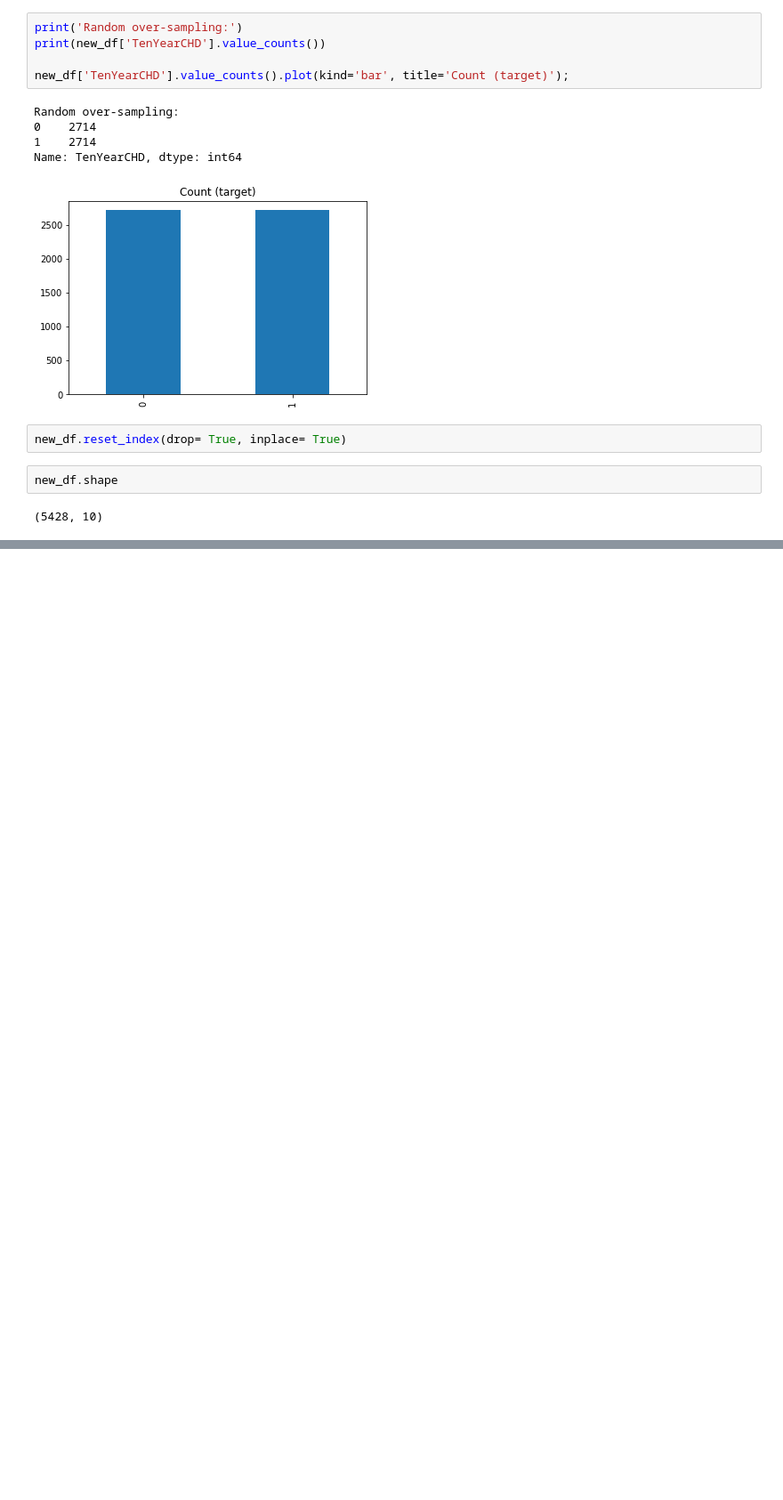
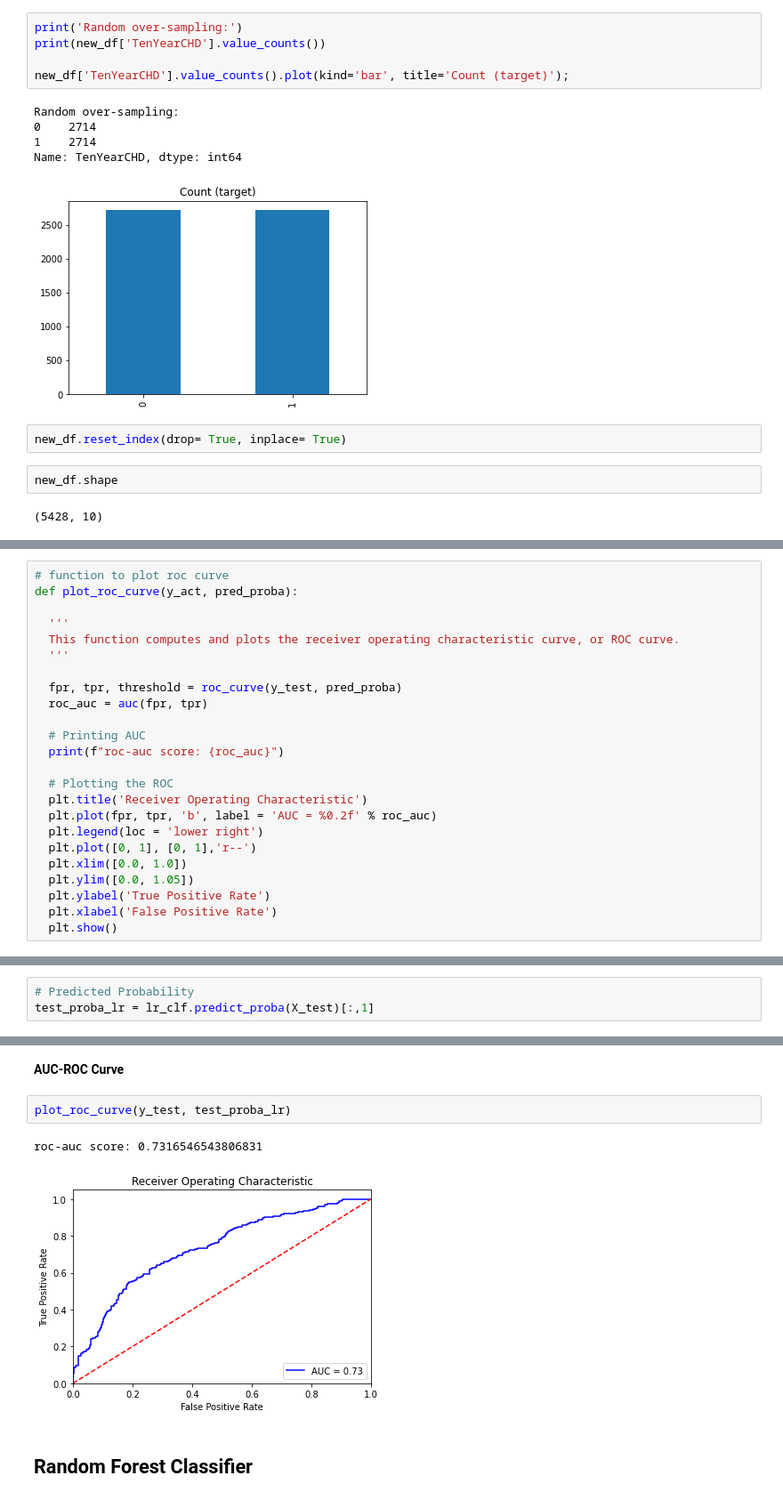
Before and after one commit to harishgawade1999/Cardiovascular-Risk-Prediction-, a Jupyter notebook: Harish_Cardiovascular_Risk_Prediction_Capstone_Project.ipynb, the cells around one changed output, grey strips where cells are left out. Shown at 89% size. Drawn from its saved outputs; the diff is of its cells as text; blank space fills up the shorter version.

```diff
--- a/Harish_Cardiovascular_Risk_Prediction_Capstone_Project.ipynb
+++ b/Harish_Cardiovascular_Risk_Prediction_Capstone_Project.ipynb
@@ -509,0 +560,24 @@ new_df.shape
+# %%
+# function to plot roc curve
+def plot_roc_curve(y_act, pred_proba):
+
+  '''
+  This function computes and plots the receiver operating characteristic curve, or ROC curve.
+  '''
+
+  fpr, tpr, threshold = roc_curve(y_test, pred_proba)
+  roc_auc = auc(fpr, tpr)
+
+  # Printing AUC
+  print(f"roc-auc score: {roc_auc}")
+
+  # Plotting the ROC
+  plt.title('Receiver Operating Characteristic')
+  plt.plot(fpr, tpr, 'b', label = 'AUC = %0.2f' % roc_auc)
+  plt.legend(loc = 'lower right')
+  plt.plot([0, 1], [0, 1],'r--')
+  plt.xlim([0.0, 1.0])
+  plt.ylim([0.0, 1.05])
+  plt.ylabel('True Positive Rate')
+  plt.xlabel('False Positive Rate')
+  plt.show()
@@ -509,0 +617,3 @@ new_df.shape
+# %%
+# Predicted Probability
+test_proba_lr = lr_clf.predict_proba(X_test)[:,1]
@@ -509,0 +644,9 @@ new_df.shape
+# %% [markdown]
+**AUC-ROC Curve**
+# %%
+plot_roc_curve(y_test, test_proba_lr)
+# %% [output]
+roc-auc score: 0.7316546543806831
+[figure, added]
+# %% [markdown]
+## **Random Forest Classifier**
```
Also changed, not shown: parts of 34 cells of this notebook.
